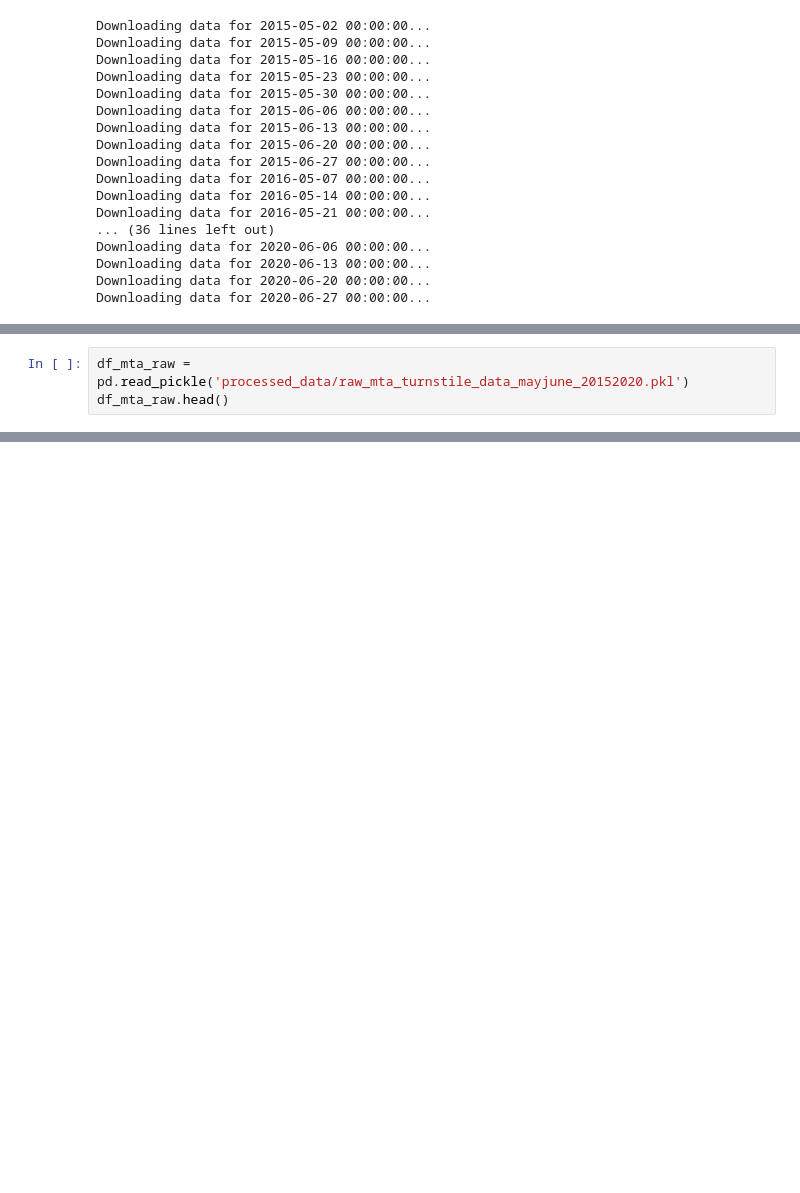
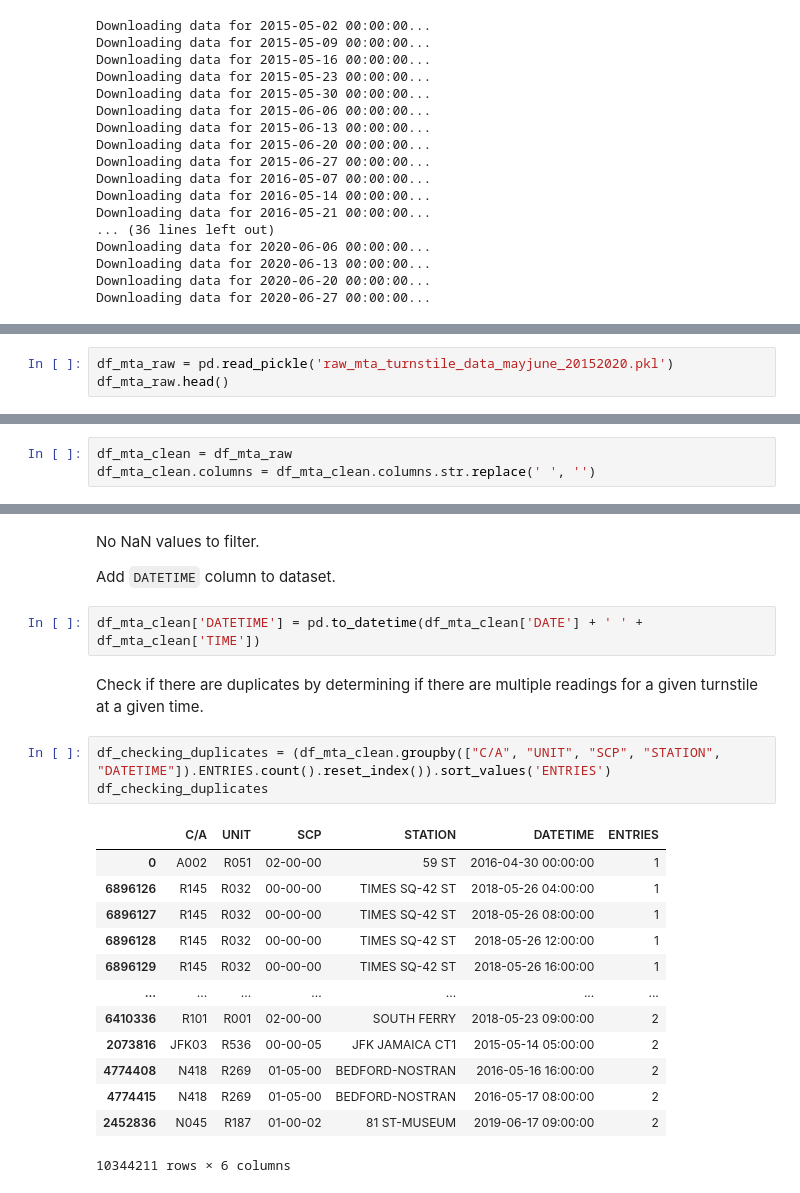
Before and after one commit to stephenjkaplan/metis-project1-mta, a Jupyter notebook: Data Acquisition & Cleaning.ipynb, the cells around one changed output, grey strips where cells are left out. Cells and saved outputs as stored; diff of their text form; blank space fills up the shorter version.

Commit message:
added data cleaning functionality to notebook

```diff
--- a/Data Acquisition & Cleaning.ipynb
+++ b/Data Acquisition & Cleaning.ipynb
@@ -92,5 +94,5 @@ raw_master_df.to_pickle('processed_data/raw_mta_turnstile_data_mayjune_20152020.
 # %%
-df_mta_raw = pd.read_pickle('processed_data/raw_mta_turnstile_data_mayjune_20152020.pkl')
+df_mta_raw = pd.read_pickle('raw_mta_turnstile_data_mayjune_20152020.pkl')
 df_mta_raw.head()
 # %% [output]
 |  | C/A | UNIT | SCP | STATION | LINENAME | DIVISION | DATE | TIME | DESC | ENTRIES | EXITS |
@@ -103,0 +106,3 @@ df_mta_raw.head()
+# %%
+df_mta_clean = df_mta_raw
+df_mta_clean.columns = df_mta_clean.columns.str.replace(' ', '')
@@ -103,0 +126,25 @@ df_mta_raw.head()
+# %% [markdown]
+No NaN values to filter.
+
+Add `DATETIME` column to dataset.
+# %%
+df_mta_clean['DATETIME'] = pd.to_datetime(df_mta_clean['DATE'] + ' ' + df_mta_clean['TIME'])
+# %% [markdown]
+Check if there are duplicates by determining if there are multiple readings for a given turnstile at a given time.
+# %%
+df_checking_duplicates = (df_mta_clean.groupby(["C/A", "UNIT", "SCP", "STATION", "DATETIME"]).ENTRIES.count().reset_index()).sort_values('ENTRIES')
+df_checking_duplicates
+# %% [output]
+|  | C/A | UNIT | SCP | STATION | DATETIME | ENTRIES |
+| 0 | A002 | R051 | 02-00-00 | 59 ST | 2016-04-30 00:00:00 | 1 |
+| 6896126 | R145 | R032 | 00-00-00 | TIMES SQ-42 ST | 2018-05-26 04:00:00 | 1 |
+| 6896127 | R145 | R032 | 00-00-00 | TIMES SQ-42 ST | 2018-05-26 08:00:00 | 1 |
+| 6896128 | R145 | R032 | 00-00-00 | TIMES SQ-42 ST | 2018-05-26 12:00:00 | 1 |
+| 6896129 | R145 | R032 | 00-00-00 | TIMES SQ-42 ST | 2018-05-26 16:00:00 | 1 |
+| ... | ... | ... | ... | ... | ... | ... |
+| 6410336 | R101 | R001 | 02-00-00 | SOUTH FERRY | 2018-05-23 09:00:00 | 2 |
+| 2073816 | JFK03 | R536 | 00-00-05 | JFK JAMAICA CT1 | 2015-05-14 05:00:00 | 2 |
+| 4774408 | N418 | R269 | 01-05-00 | BEDFORD-NOSTRAN | 2016-05-16 16:00:00 | 2 |
+| 4774415 | N418 | R269 | 01-05-00 | BEDFORD-NOSTRAN | 2016-05-17 08:00:00 | 2 |
+| 2452836 | N045 | R187 | 01-00-02 | 81 ST-MUSEUM | 2019-06-17 09:00:00 | 2 |
+10344211 rows × 6 columns
```
Also changed, not shown: parts of 34 cells of this notebook, 1 other file.
